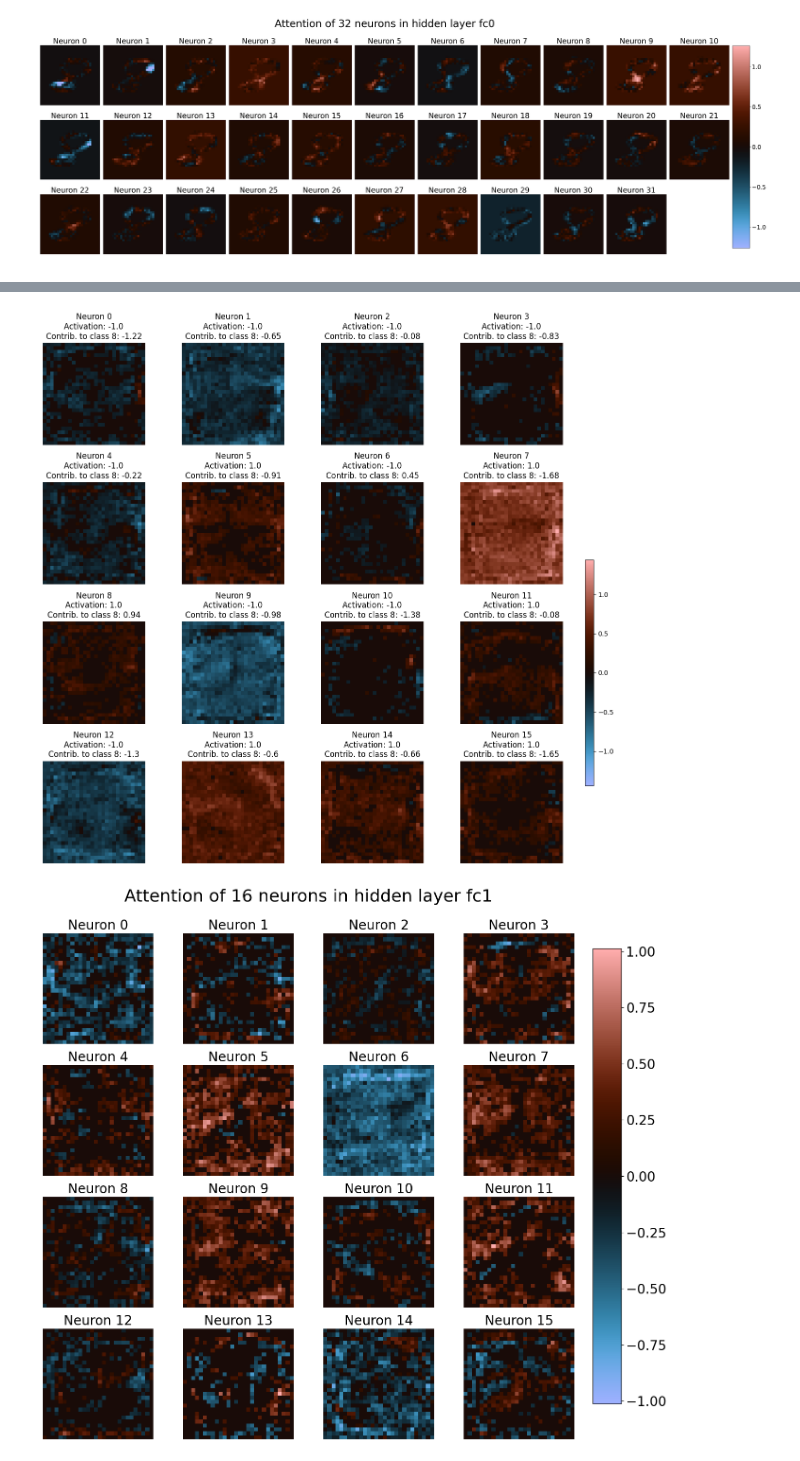
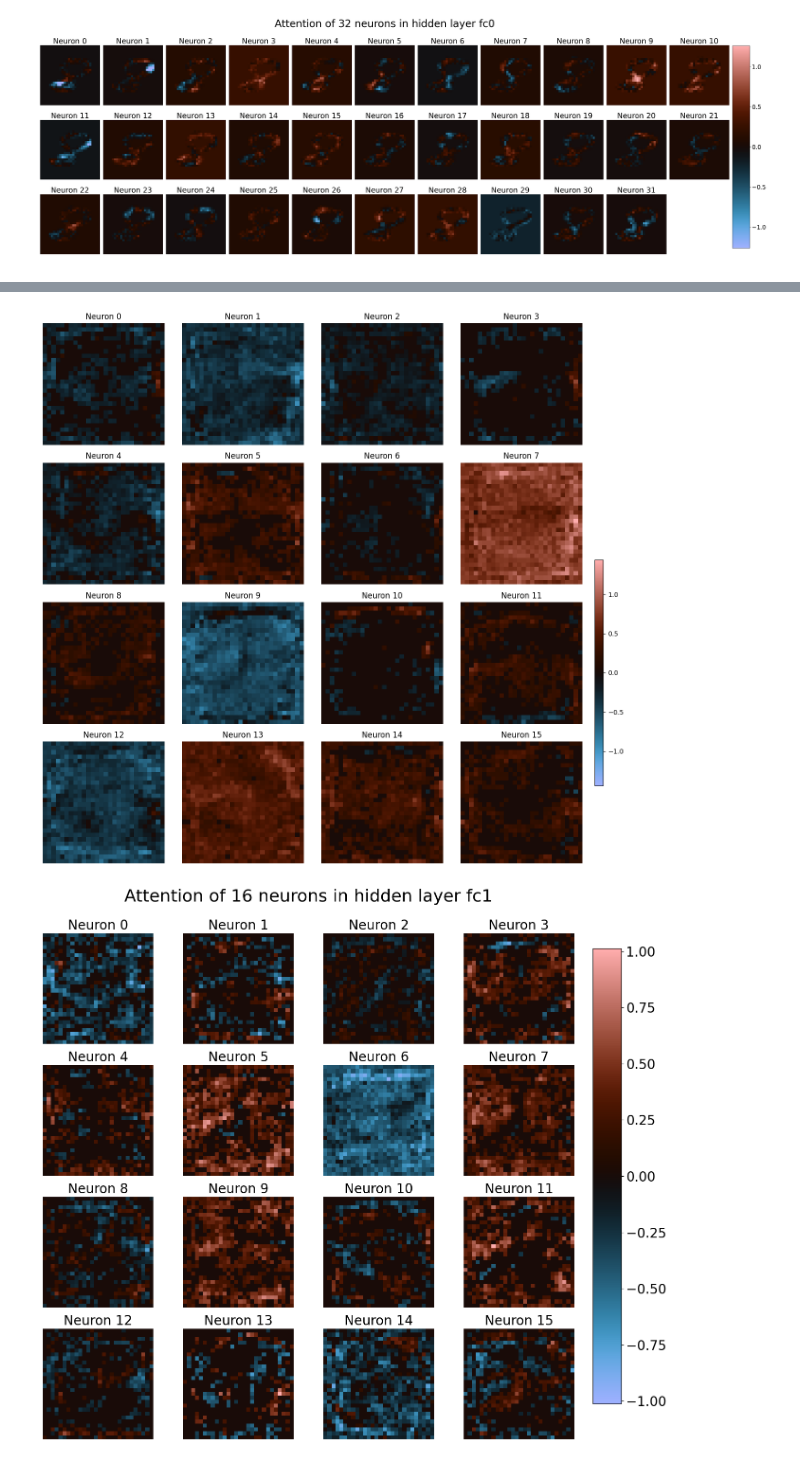
Before and after one commit to kns357/ANN_MA_Kaito, a Jupyter notebook: 04_neuron_attention_instance_variation.ipynb, the cells around one changed output, grey strips where cells are left out. Saved outputs shown, nothing was run; the diff lists cells and outputs as text; code cells hidden in the pictures.

```diff
--- a/04_neuron_attention_instance_variation.ipynb
+++ b/04_neuron_attention_instance_variation.ipynb
@@ -73,7 +73,7 @@ def compute_final_contributions(net, activations_fc0, target):
 # %%
 
 inputs, labels = next(iter(test_loader))
-dig_to_check = 8
+dig_to_check = 8 #to find random examples of the digit 8
 
 #search wanted digit:
 while True:
@@ -81,7 +81,7 @@ while True:
     if labels[ind] == dig_to_check:
         img = inputs[ind].squeeze()
         break
-img = torch.full((28, 28), 255).float()
+img = torch.full((28, 28), 255).float() #this can be commented out to process the actual input of an 8, for neuron attention the image becomes fully white (255)
 
 output = net(img.view(-1).cuda())
 print(f"Prediction: {output.argmax()}")
@@ -99,7 +99,7 @@ mask = torch.where(
     contribs_imgs == 0,
     torch.tensor(0.0, device=contribs_imgs.device),
     torch.tensor(1.0, device=contribs_imgs.device)
-)
+) #omitted for paper
 
 contribs_imgs += biases[:, None, None]
 #contribs_imgs *= mask #remove bias where background = 0 for visualisation
@@ -107,12 +107,13 @@ contribs_imgs += biases[:, None, None]
 activations = torch.tanh(net.fc0(img.view(1, -1).cuda())).squeeze()
 final_contribution = [round(con.item(), 2) for con in compute_final_contributions(net, activations, dig_to_check)]
 
+#plotting the attention maps:
 fig, axes = plt.subplots(4, 8, figsize=(16, 8))
 vmax = contribs_imgs.max().item()
 
 for i, ax in enumerate(axes.flat):
     im = ax.imshow(contribs_imgs[i], cmap='berlin', vmin=-vmax, vmax=vmax)
-    ax.set_title(f'Neuron {i}\nActivation: {round(activations[i].item(), 3)}\nContrib to class {dig_to_check}: {final_contribution[i]}', fontsize=8)
+    ax.set_title(f'Neuron {i}', fontsize=8) #\nActivation: {round(activations[i].item(), 3)}\nContrib to class {dig_to_check}: {final_contribution[i]}', fontsize=8)
     ax.axis('off')
 
 fig.suptitle('Pixel Importance to all 32 hidden neurons after fc0', fontsize=16)
@@ -266,4 +268,5 @@ sum_mean, sum_med, sum_max, sum_min
 # %%
+#repeating the above for deeper layers (above was fc0, following are fc1, fc2)
 weights_fc1 = net.fc1.weight.detach().cpu().unsqueeze(-1).unsqueeze(-1)
 biases_fc1 = net.fc1.bias.detach().cpu()
 
@@ -285,35 +288,35 @@ combined_copy = combined.clone()
 per_img_max = combined.view(len(combined), -1).max(dim=1)[0]
 thresholds = (0.25 * per_img_max).view(len(combined), 1, 1)
 
 combined = torch.where(
     combined == 0,
     torch.tensor(0.0, device=combined.device),
     torch.where(
         torch.abs(combined) > thresholds,
         combined,
         torch.tensor(0.0, device=combined.device)
     )
 )
 vmax = combined.max().item()
 
 weights_fc2 = net.fc2.weight.detach().cpu()
 activations = [torch.tanh(mat.sum()).squeeze() for mat in combined_copy]
 
 contribs_out_class = [round(activations[idx].item() * weights_fc2[dig_to_check, idx].item(), 2) for idx in range(16)]
 
 fig, axes = plt.subplots(4, 4, figsize=(12, 12))
 for idx, ax in enumerate(axes.flat):
     im = ax.imshow(combined[idx].cpu(), cmap='berlin', vmin=-vmax, vmax=vmax)
     ax.axis('off')
-    ax.set_title(f'Neuron {idx}\nActivation: {round(activations[idx].item(), 2)}\nContrib. to class {dig_to_check}: {contribs_out_class[idx]}')
+    ax.set_title(f'Neuron {idx}') #\nActivation: {round(activations[idx].item(), 2)}\nContrib. to class {dig_to_check}: {contribs_out_class[idx]}')
 
 cbar_ax = fig.add_axes([1, 0.15, 0.015, 0.4])
 fig.colorbar(im, cax=cbar_ax)
 
 plt.tight_layout()
 plt.show()
 # %% [output]
-[figure, old version]
+[figure, new version]
 # %%
 weights_fc1 = net1.fc1.weight.detach().cpu().unsqueeze(-1).unsqueeze(-1)
 biases_fc1 = net1.fc1.bias.detach().cpu()
```
Also changed, not shown: parts of 8 cells of this notebook, 2 other files.
